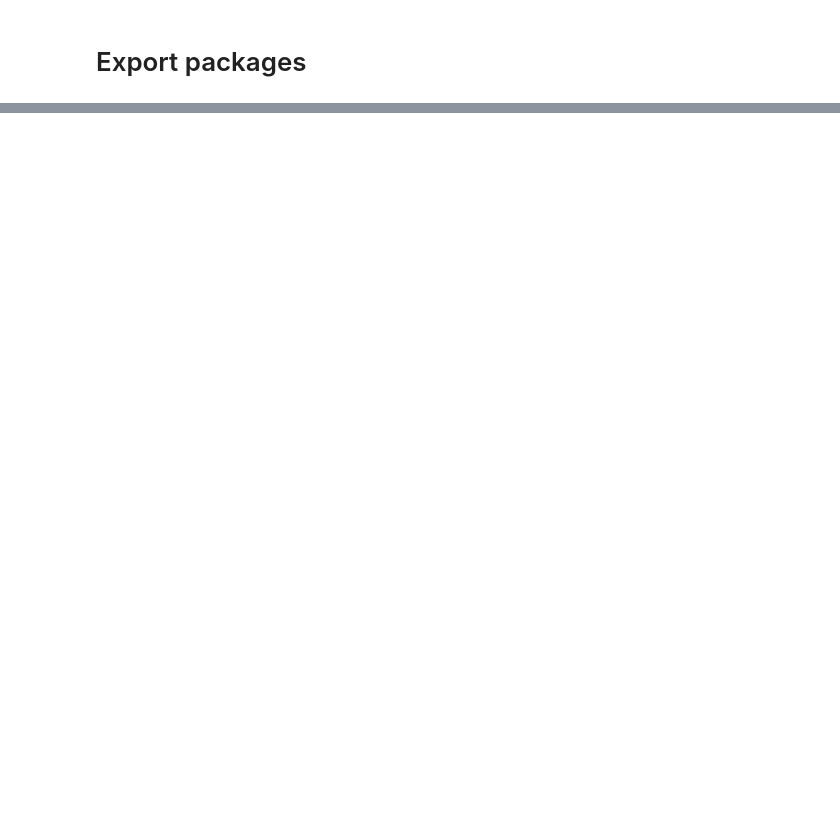
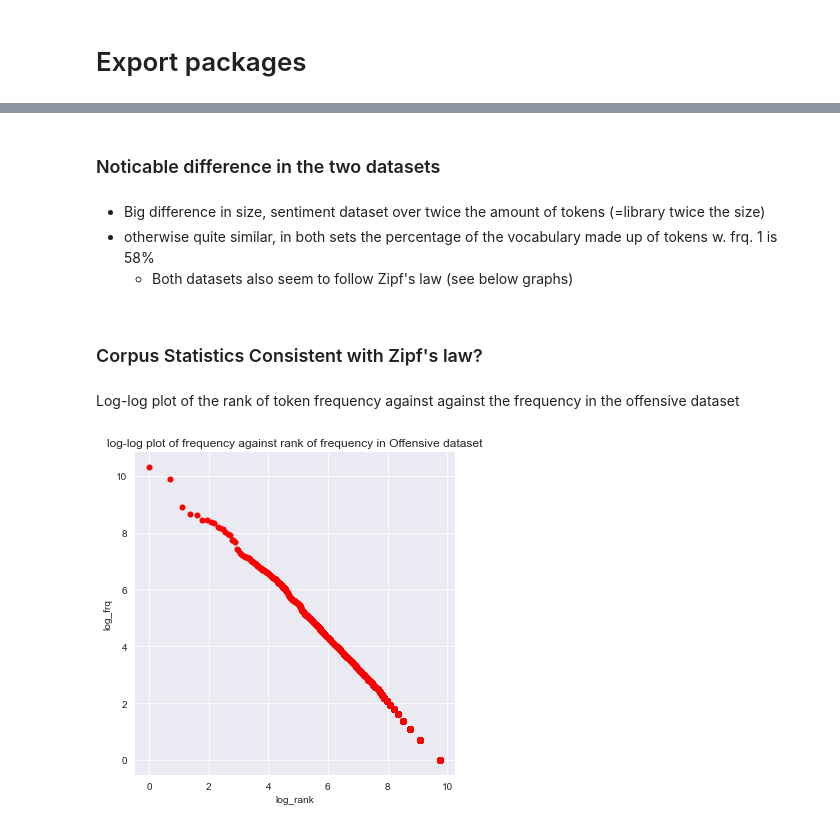
Before and after one commit to csipapicsa/fyp2021p04g10, a Jupyter notebook: notebooks/FinalReport.ipynb, the cells around one changed output, grey strips where cells are left out. Saved outputs shown, nothing was run; the diff lists cells and outputs as text; code cells hidden in the pictures; blank space fills up the shorter version.

```diff
--- a/notebooks/FinalReport.ipynb
+++ b/notebooks/FinalReport.ipynb
@@ -46,0 +279,21 @@ print(unmatchable)
+# %% [markdown]
+### Noticable difference in the two datasets
+# %% [markdown]
+<ul>
+    <li>Big difference in size, sentiment dataset over twice the amount of tokens (=library twice the size)</li>
+    <li>otherwise quite similar, in both sets the percentage of the vocabulary made up of tokens w. frq. 1 is 58%</li>
+    <ul><li>Both datasets also seem to follow Zipf's law (see below graphs)</li>
+    </ul>
+</ul>
+# %% [markdown]
+### Corpus Statistics Consistent with Zipf's law?
+# %% [markdown]
+Log-log plot of the rank of token frequency against against the frequency in the offensive dataset
+# %%
+off_uniq["log_frq"] = np.log(off_uniq["count"])
+off_uniq["log_rank"] = np.log(off_uniq["count"].rank(ascending=False))
+sns.relplot(x="log_rank",y="log_frq", data=off_uniq, color="red", edgecolor=(0.2,0,0,0.01)).set(title=
+                "log-log plot of frequency against rank of frequency in Offensive dataset")
+plt.show()
+# %% [output]
+[figure, added]
```
Also changed, not shown: parts of 57 cells of this notebook.
